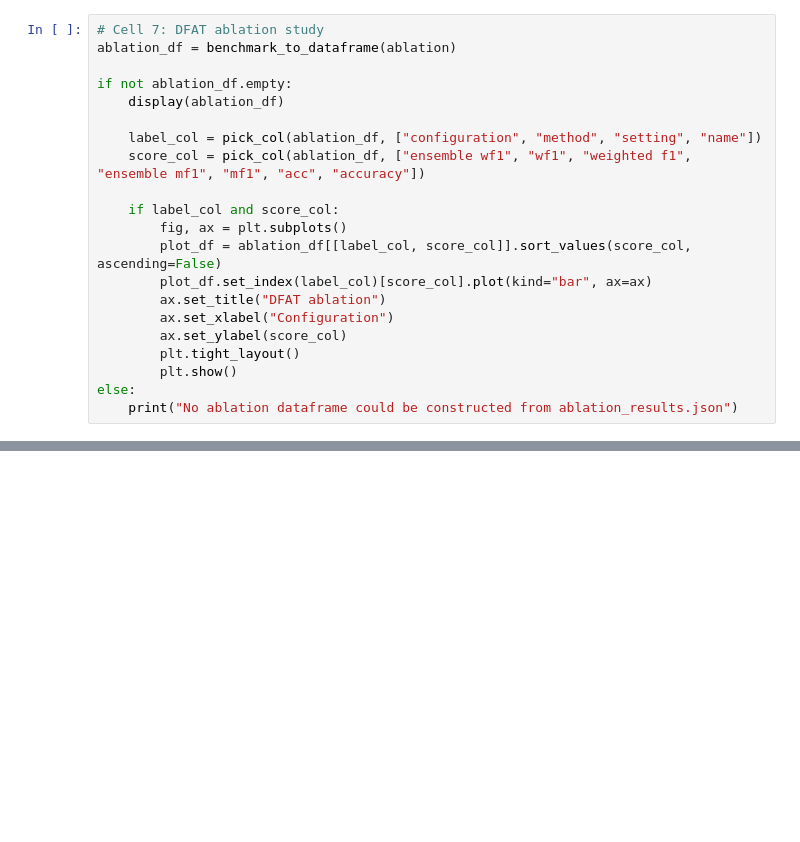
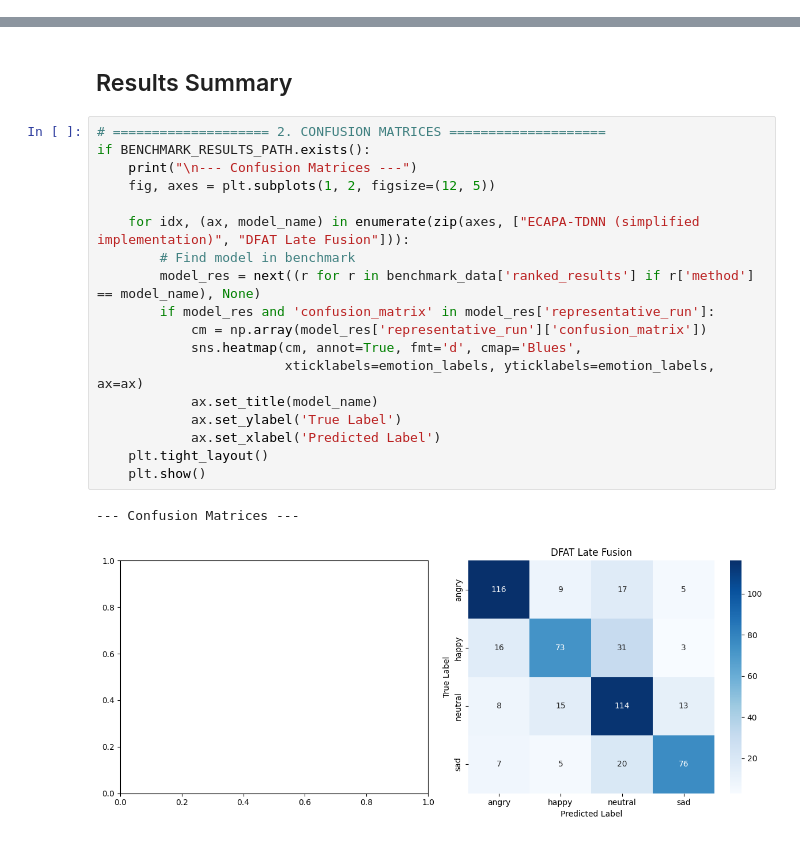
Before and after one commit to KienTheStudent/VN-Speech-Emotions-Recognition, a Jupyter notebook: internal/SER.ipynb, the cells around one changed output, grey strips where cells are left out. Saved outputs shown, nothing was run; the diff lists cells and outputs as text; blank space fills up the shorter version.

Commit message:
docs(demo): regenerate and execute SER demonstration notebook with pre-rendered results

```diff
--- a/internal/SER.ipynb
+++ b/internal/SER.ipynb
@@ -174,21 +0,0 @@ else:
-# %%
-# Cell 7: DFAT ablation study
-ablation_df = benchmark_to_dataframe(ablation)
-
-if not ablation_df.empty:
-    display(ablation_df)
-
-    label_col = pick_col(ablation_df, ["configuration", "method", "setting", "name"])
-    score_col = pick_col(ablation_df, ["ensemble wf1", "wf1", "weighted f1", "ensemble mf1", "mf1", "acc", "accuracy"])
-
-    if label_col and score_col:
-        fig, ax = plt.subplots()
-        plot_df = ablation_df[[label_col, score_col]].sort_values(score_col, ascending=False)
-        plot_df.set_index(label_col)[score_col].plot(kind="bar", ax=ax)
-        ax.set_title("DFAT ablation")
-        ax.set_xlabel("Configuration")
-        ax.set_ylabel(score_col)
-        plt.tight_layout()
-        plt.show()
-else:
-    print("No ablation dataframe could be constructed from ablation_results.json")
@@ -194,0 +131,23 @@ else:
+# %% [markdown]
+## Results Summary
+# %%
+# ==================== 2. CONFUSION MATRICES ====================
+if BENCHMARK_RESULTS_PATH.exists():
+    print("\n--- Confusion Matrices ---")
+    fig, axes = plt.subplots(1, 2, figsize=(12, 5))
+
+    for idx, (ax, model_name) in enumerate(zip(axes, ["ECAPA-TDNN (simplified implementation)", "DFAT Late Fusion"])):
+        # Find model in benchmark
+        model_res = next((r for r in benchmark_data['ranked_results'] if r['method'] == model_name), None)
+        if model_res and 'confusion_matrix' in model_res['representative_run']:
+            cm = np.array(model_res['representative_run']['confusion_matrix'])
+            sns.heatmap(cm, annot=True, fmt='d', cmap='Blues',
+                        xticklabels=emotion_labels, yticklabels=emotion_labels, ax=ax)
+            ax.set_title(model_name)
+            ax.set_ylabel('True Label')
+            ax.set_xlabel('Predicted Label')
+    plt.tight_layout()
+    plt.show()
+# %% [output]
+--- Confusion Matrices ---
+[figure, added]
```
Also changed, not shown: parts of 14 cells of this notebook.
